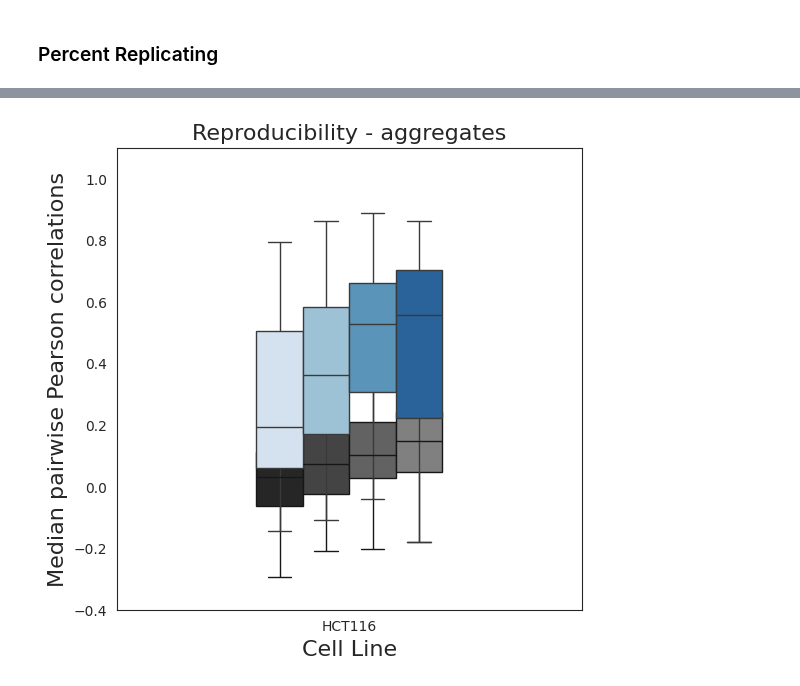
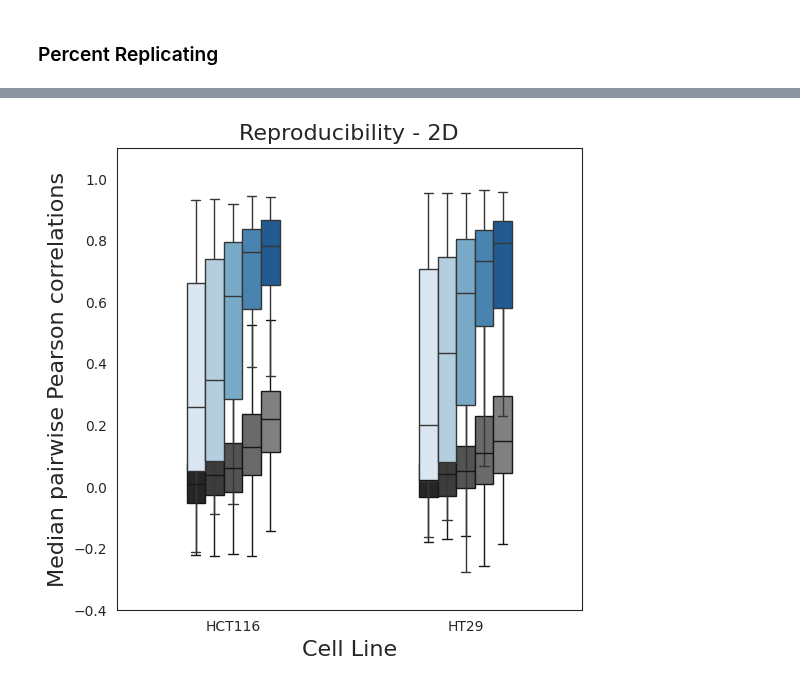
Before and after one commit to pharmbio/colopaint3D, a Jupyter notebook: spher_colo52_v1/3_Figure3/PercentReplicating/3_PercentReplicating.ipynb, the cells around one changed output, grey strips where cells are left out. Saved outputs shown, nothing was run; the diff lists cells and outputs as text; code cells hidden in the pictures.

Commit message:
export figures

```diff
--- a/spher_colo52_v1/3_Figure3/PercentReplicating/3_PercentReplicating.ipynb
+++ b/spher_colo52_v1/3_Figure3/PercentReplicating/3_PercentReplicating.ipynb
@@ -129,10 +129,15 @@ plt.rcParams['pdf.fonttype'] = 42
 plt.rcParams['ps.fonttype'] = 42
 dpi = 300
 figformat = 'pdf'
+# %%
+# Save the data
+ImagesOut = '3_Figure3/PercentReplicating/result-images/'
+
+if not os.path.exists(ImagesOut):
+        os.makedirs(ImagesOut)
 # %%
-# cell_lines = ['HCT116', 'HT29']
-cell_lines = ['HCT116']
-data_type = 'aggregates'
+cell_lines = ['HCT116', 'HT29']
+data_type = '2D'
 # %%
 # Load the data
 dir = '1_Data/results/'
@@ -140,13 +144,3 @@ data =  pd.read_parquet(('{}selected_data_{}_{}.parquet').format(dir, data_type,
-# %%
-# Load the data
-dir = '1_Data/results/'
-# data =  pd.read_parquet(('{}grit_data_{}_{}.parquet').format(dir, data_type, cell_line))
-# data =  pd.read_parquet(('{}grit_data_test10.parquet').format(dir, data_type, cell_line))
-# data =  pd.read_parquet(('{}grit_data_test3.parquet').format(dir, data_type, cell_line))
-# data =  pd.read_parquet(('{}grit_data_test4.parquet').format(dir, data_type, cell_line))
-data.dropna(axis='columns', how='all', inplace=True)
-
-dataset_pr = data.copy()
 # %% [markdown]
 ### Percent Replicating
 # %%
@@ -205,7 +199,7 @@ for cell_line in cell_lines:
         null_dist_all = pd.concat([null_dist_all,tmp], axis=0)
         corr_dist_all = pd.concat([corr_dist_all,corr_dist_cmpds], axis=0)
 
-    pr = pd.DataFrame({'data':'xxx', 'cmpd_conc':concentrations, 'perc_replicating':perc_replicating, 'cell_line':cell_line})
+    # pr = pd.DataFrame({'data':'xxx', 'cmpd_conc':concentrations, 'perc_replicating':perc_replicating, 'cell_line':cell_line})
     # pd.DataFrame(perc_replicating).to_csv("{}/perc_replicating_conc_{}.csv".format(BaseDir,cell_line))
 # %% [output]
 HCT116
@@ -220,22 +207,22 @@ pr
 # %%
 # Plot the data in a boxplot
 corr_dist_all = corr_dist_all.reset_index(drop=True)
 null_dist_all=null_dist_all.reset_index(drop=True)
 
 
 fig, ax = plt.subplots(figsize=(6, 6))
 sns.boxplot(data=null_dist_all, x='cell_line', y='corr', width=0.4, hue='Metadata_conc_step', palette='dark:grey', fill=True,  fliersize=1, showfliers=False, legend=False)
 sns.boxplot(data=corr_dist_all, x='cell_line', y='corr', ax=ax, width=0.4, hue='Metadata_conc_step', palette='Blues', fill=True, fliersize=1, showfliers=False, legend=False)
 
 ax.set_xlabel('Cell Line', fontsize=16)
 ax.set_ylabel('Median pairwise Pearson correlations', fontsize=16)
 ax.set_ylim(-0.4, 1.1)
 
 plt.title('Reproducibility - ' + data_type, fontsize=16)
 plt.show()
 
-# fig.savefig(
-#         "3_Figure3/PercentReplicating/result-images/PercentReplicating_{}.{}".format(data_type, figformat), dpi=dpi, bbox_inches="tight"
-#         )
+fig.savefig(
+        "{}PercentReplicating_{}.{}".format(ImagesOut, data_type, figformat), dpi=dpi, bbox_inches="tight"
+        )
 # %% [output]
-[figure, old version]
+[figure, new version]
```
Also changed, not shown: parts of 3 cells of this notebook, 12 other files.
